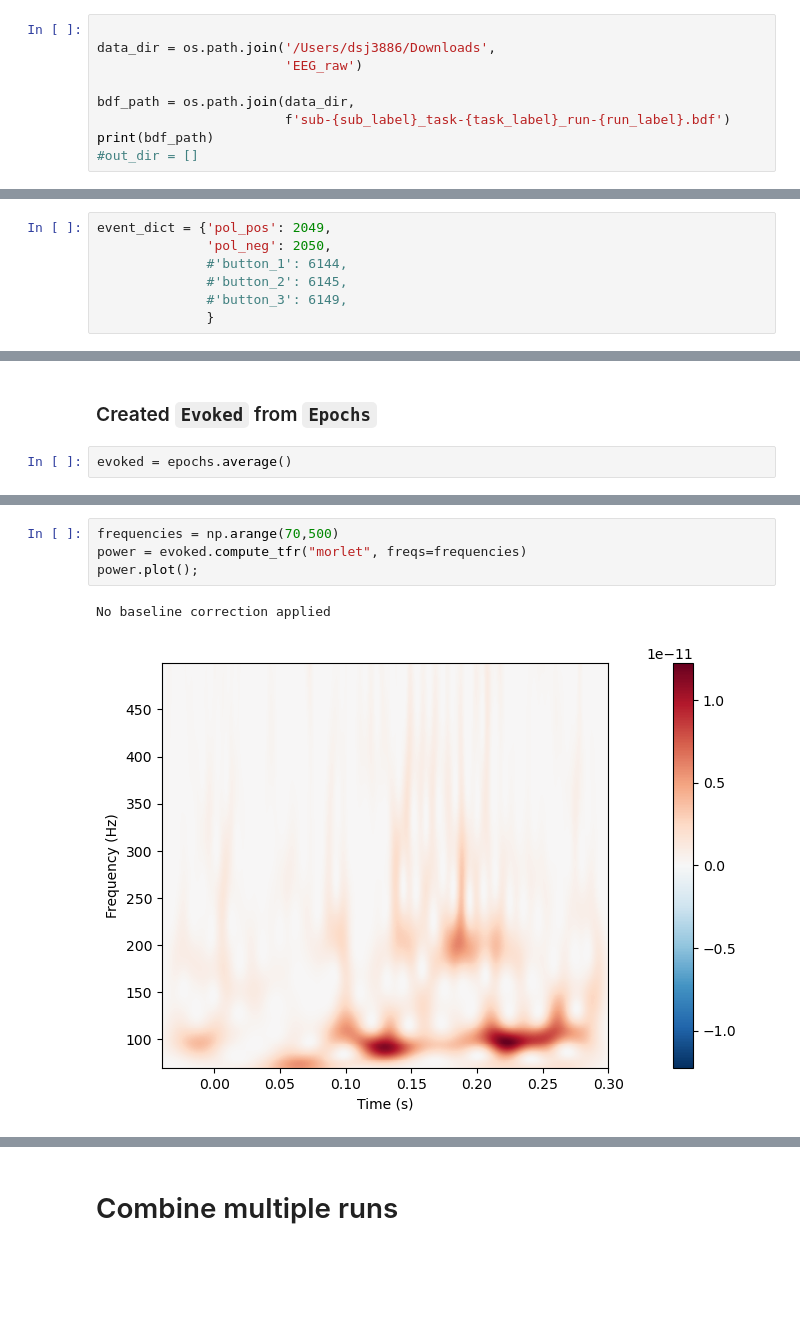
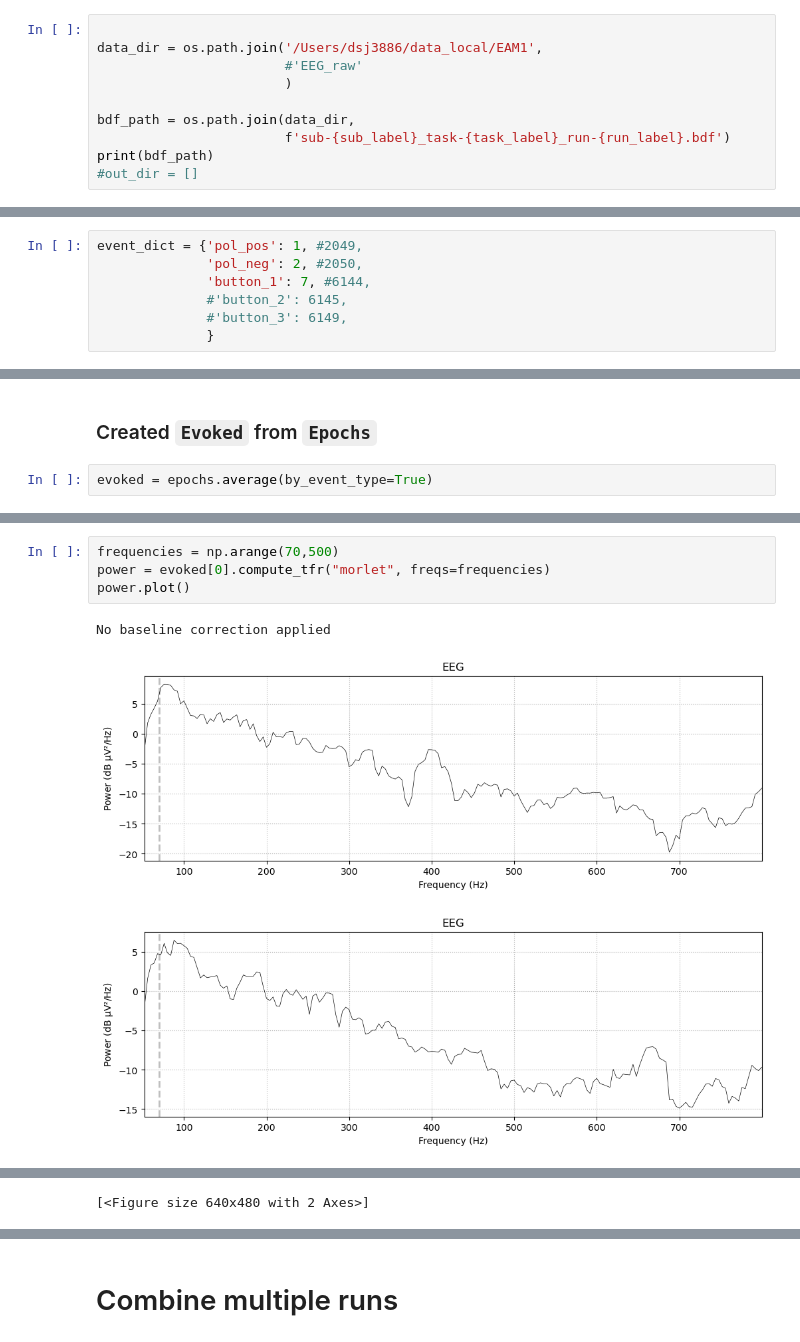
Before and after one commit to sitek/EAM1-FFR, a Jupyter notebook: ffr_processing_mne.ipynb, the cells around one changed output, grey strips where cells are left out. Cells and saved outputs as stored; diff of their text form; blank space fills up the shorter version.

```diff
--- a/ffr_processing_mne.ipynb
+++ b/ffr_processing_mne.ipynb
@@ -19,8 +19,9 @@ task_label = 'passive'
 run_label = '1'
 # %%
 
-data_dir = os.path.join('/Users/dsj3886/Downloads',
-                        'EEG_raw')
+data_dir = os.path.join('/Users/dsj3886/data_local/EAM1',
+                        #'EEG_raw'
+                        )
 
 bdf_path = os.path.join(data_dir,
                         f'sub-{sub_label}_task-{task_label}_run-{run_label}.bdf')
@@ -142,7 +163,7 @@ trigger code 67584 – 1 events
 # %%
-event_dict = {'pol_pos': 2049,
-              'pol_neg': 2050,
-              #'button_1': 6144,
+event_dict = {'pol_pos': 1, #2049,
+              'pol_neg': 2, #2050,
+              'button_1': 7, #6144,
               #'button_2': 6145,
               #'button_3': 6149,
               }
@@ -216,7 +252,7 @@ Using data from preloaded Raw for 1154 events and 5571 original time points ...
 # %% [markdown]
 ### Created `Evoked` from `Epochs`
 # %%
-evoked = epochs.average()
+evoked = epochs.average(by_event_type=True)
 # %%
 evoked
 # %% [output]
@@ -241,7 +295,8 @@ Plotting power spectral density (dB=True).
 # %%
 frequencies = np.arange(70,500)
-power = evoked.compute_tfr("morlet", freqs=frequencies)
-power.plot();
+power = evoked[0].compute_tfr("morlet", freqs=frequencies)
+power.plot()
 # %% [output]
 No baseline correction applied
-[figure, old version]
+[figure, new version]
+[figure, added]
@@ -247,0 +305 @@ No baseline correction applied
+[<Figure size 640x480 with 2 Axes>]
```
Also changed, not shown: parts of 43 cells of this notebook, 10 other files.
